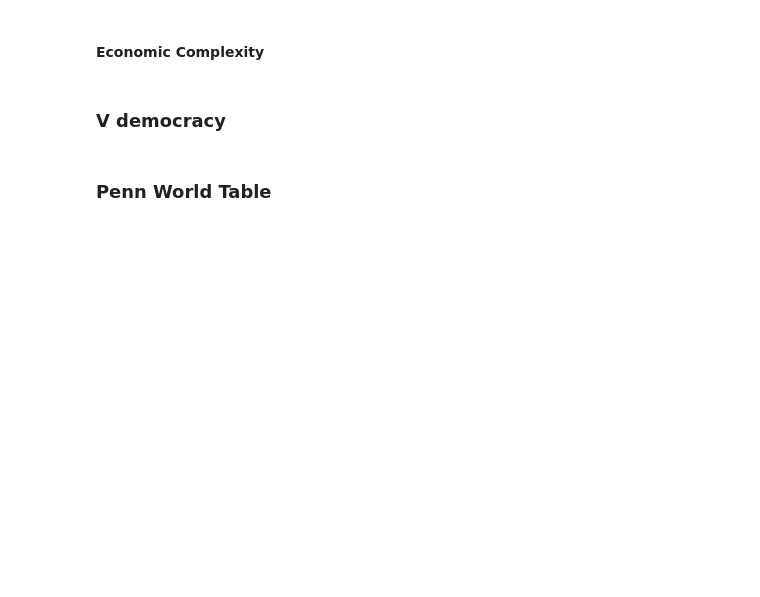
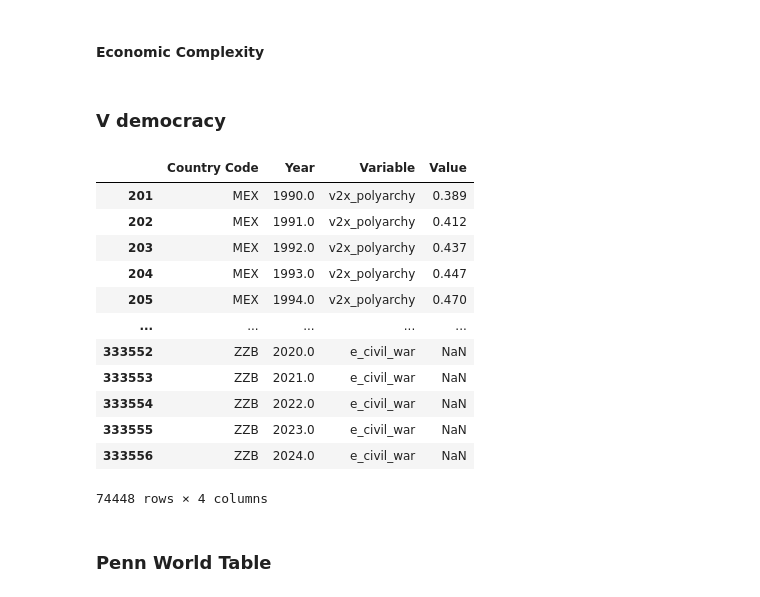
Before and after one commit to AyaanTigdikar/Capstone, a Jupyter notebook: code/1_cleaning_master_data.ipynb, the cells around one changed output. Drawn from its saved outputs; the diff is of its cells as text; code cells hidden in the pictures; blank space fills up the shorter version.

```diff
--- a/code/1_cleaning_master_data.ipynb
+++ b/code/1_cleaning_master_data.ipynb
@@ -12,7 +12,6 @@ import os
 # %% [markdown]
 ### Variable selection
 # %%
-
 # World Bank
 wb_variables = [
 
@@ -63,21 +62,26 @@ vdem_variables = [
     'v2x_delibdem', # Deliberative democracy index
     'v2x_egaldem', # Egalitarian democracy index
 
-    # Mid-level indices: Components of Democracy Indices
-    #'v2x_api',
-    #'v2x_',
-    #'v2x_delibdem',
+    'v2xnp_client', #  Clientelism Index (D)
+    'v2x_corr', # Political corruption index (D)
+    'v2x_rule', # Rule of law index (D)
+    'v2x_accountability', # Accountability index
+    'v2xcl_prpty', # Property rights (D)
+    'e_wbgi_pve', # Political stability — estimate (E)
+    'e_civil_war' # Civil war (E)
+
 ]
 
-# Penn World Table
+# Penn World Table - FLAG THESE ARE IN NATIONAL CURRENCY
 pwt_variables = [
-    "country",
-    "countrycode",
-    "year",
-    'hc' # Human capital index
-    'cn' # Capital stock (national accounts prices)
-    'ctfp' # TFP level (constant national prices)
-    'cwtfp' # Welfare-relevant TFP
+    'hc', # Human capital index
+    'cn', # Capital stock (national accounts prices)
+    'ctfp', # TFP level (constant national prices)
+    'cwtfp', # Welfare-relevant TFP
+    'csh_c', # Share of consumption in GDP
+    "csh_i", # Share of investment in GDP
+    "csh_g", # Share of government spending in GDP
+    "delta" # Capital depreciation rate
 ]
 # %% [markdown]
 ### World Bank API
@@ -215,35 +252,50 @@ resp.raise_for_status()  # check download succeeded
 with open("vdem.RData", "wb") as f:
     f.write(resp.content)
 
 # Load the .RData file
 vdem_r = rdata.read_rda("vdem.RData")
 
 # Read R data as a df
 vdem = vdem_r.get("vdem")
 
 # Remode RData from code folder
 os.remove("vdem.RData")
 
 var_list = ['country_name', 'country_text_id', 'year'] + vdem_variables
 
 vdem = vdem[var_list]
 
 vdem = vdem.rename(columns={
                    'country_name': 'Country Name',
                    'country_text_id': 'Country Code',
                    'year': 'Year',
 })
 
-
 vdem_df = pd.melt(
     vdem,
     id_vars=['Country Code','Year'],
-    value_vars=['v2x_polyarchy','v2x_libdem', 'v2x_partipdem', 'v2x_delibdem', 'v2x_egaldem'],
+    value_vars= vdem_variables,
     var_name='Variable',
     value_name='Value'
 )
 
 vdem_df = vdem_df[vdem_df['Year'] >= 1990]
+
+vdem_df
+# %% [output]
+|  | Country Code | Year | Variable | Value |
+| 201 | MEX | 1990.0 | v2x_polyarchy | 0.389 |
+| 202 | MEX | 1991.0 | v2x_polyarchy | 0.412 |
+| 203 | MEX | 1992.0 | v2x_polyarchy | 0.437 |
+| 204 | MEX | 1993.0 | v2x_polyarchy | 0.447 |
+| 205 | MEX | 1994.0 | v2x_polyarchy | 0.470 |
+| ... | ... | ... | ... | ... |
+| 333552 | ZZB | 2020.0 | e_civil_war | NaN |
+| 333553 | ZZB | 2021.0 | e_civil_war | NaN |
+| 333554 | ZZB | 2022.0 | e_civil_war | NaN |
+| 333555 | ZZB | 2023.0 | e_civil_war | NaN |
+| 333556 | ZZB | 2024.0 | e_civil_war | NaN |
+74448 rows × 4 columns
 # %% [markdown]
 ### Penn World Table
 # %%
```
Also changed, not shown: parts of 8 cells of this notebook, 2 other files.
